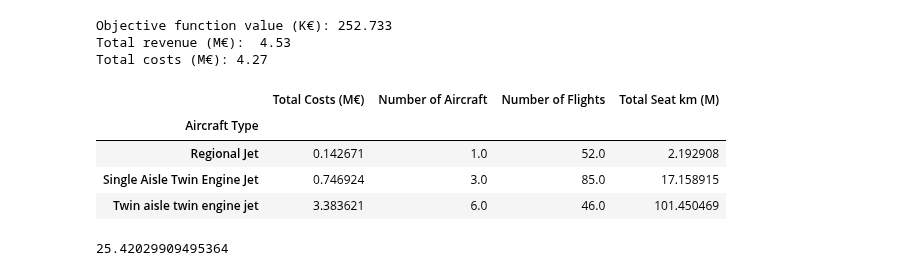
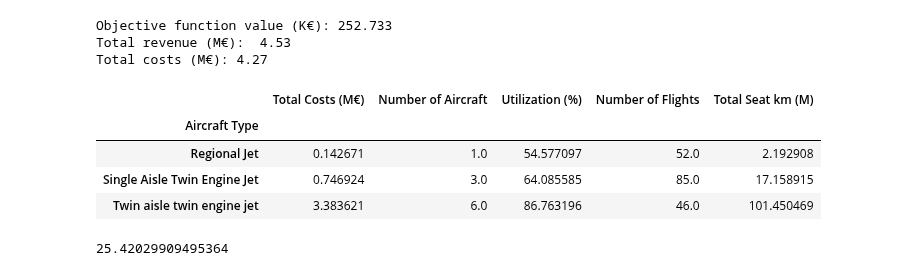
Before and after one commit to allanguzmanf/AE4426, a Jupyter notebook: Assignment/Assignment_P1.ipynb, the cells around one changed output. Drawn from its saved outputs; the diff is of its cells as text; code cells hidden in the pictures.

```diff
--- a/Assignment/Assignment_P1.ipynb
+++ b/Assignment/Assignment_P1.ipynb
@@ -356,42 +357,42 @@ for k in aircraft_types:
         'Aircraft Type': aircrafts[k]['AC_type'],
         'Total Costs (M€)': total_costs[k] / 1000000,
         'Number of Aircraft': y[k].x,
-        #'Utilization (%)': total_flown_hours[k] / total_possible_hours[k] * 100,
+        'Utilization (%)': total_flown_hours[k] / total_possible_hours[k] * 100,
         'Number of Flights': total_flights[k],
         'Total Seat km (M)': total_seat_km[k] / 1000000,
     })
 
 aircraft_metrics_df = pd.DataFrame(aircraft_metrics).set_index('Aircraft Type')
 print('Objective function value (K€): %g' % (m.objVal / 1000))
 
 # Calculate total revenue
 total_revenue = 0
 for i in airport_list:
     for j in airport_list:
         if i != j:
             total_revenue += yield_matrix[i][j] * distance[i][j] * (x[i, j].x + 0.9 * w[i, j].x)
 print('Total revenue (M€):  %0.2f' % (total_revenue / 1000000))
 
 # Calculate total costs
 total_costs = 0
 for k in aircraft_types:
     total_costs += aircrafts[k]['Lease_c'] * y[k].x
     for i in airports:
         for j in airports:
             if i != j:
                 total_costs += Op_Cost[k][i][j] * z[k, i, j].x
 print('Total costs (M€): %0.2f' % (total_costs / 1000000))
 
 aircraft_metrics_df#.to_csv('aircraft_metrics.csv')
 # %% [output]
 Objective function value (K€): 252.733
 Total revenue (M€):  4.53
 Total costs (M€): 4.27
-|  | Total Costs (M€) | Number of Aircraft | Number of Flights | Total Seat km (M) |
-| Aircraft Type |  |  |  |  |
-| Regional Jet | 0.142671 | 1.0 | 52.0 | 2.192908 |
-| Single Aisle Twin Engine Jet | 0.746924 | 3.0 | 85.0 | 17.158915 |
-| Twin aisle twin engine jet | 3.383621 | 6.0 | 46.0 | 101.450469 |
+|  | Total Costs (M€) | Number of Aircraft | Utilization (%) | Number of Flights | Total Seat km (M) |
+| Aircraft Type |  |  |  |  |  |
+| Regional Jet | 0.142671 | 1.0 | 54.577097 | 52.0 | 2.192908 |
+| Single Aisle Twin Engine Jet | 0.746924 | 3.0 | 64.085585 | 85.0 | 17.158915 |
+| Twin aisle twin engine jet | 3.383621 | 6.0 | 86.763196 | 46.0 | 101.450469 |
 # %%
 # Based on demand and cost, calculate the max profit per OD pair if all demand is met
 demand_met = pd.DataFrame(columns=airport_list, index=airport_list)
```
Also changed, not shown: parts of 5 cells of this notebook.
